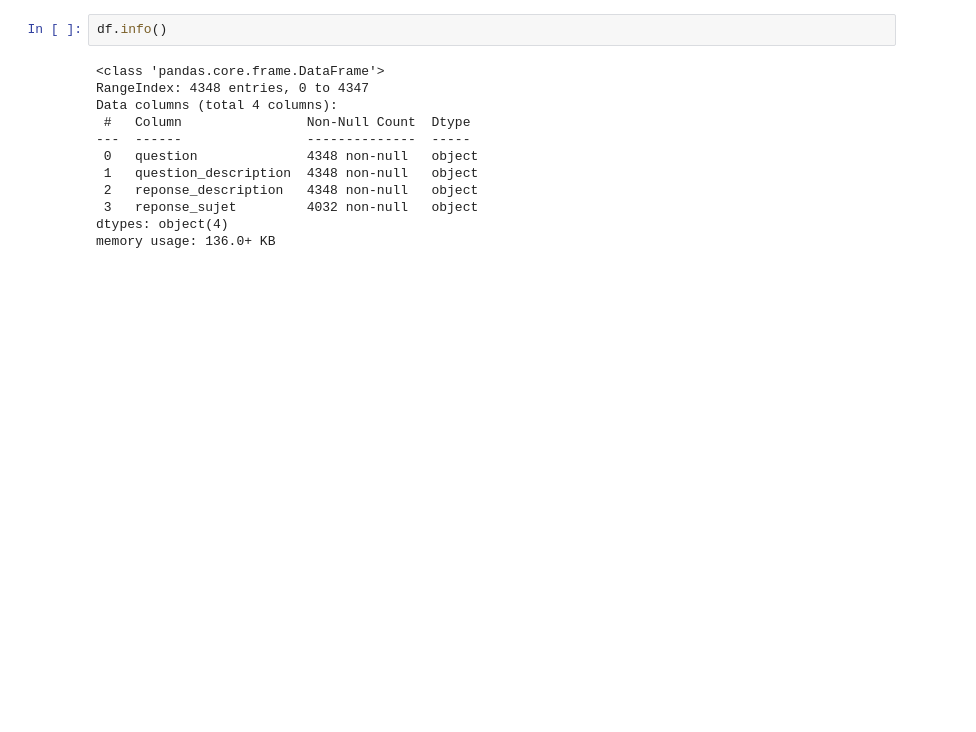
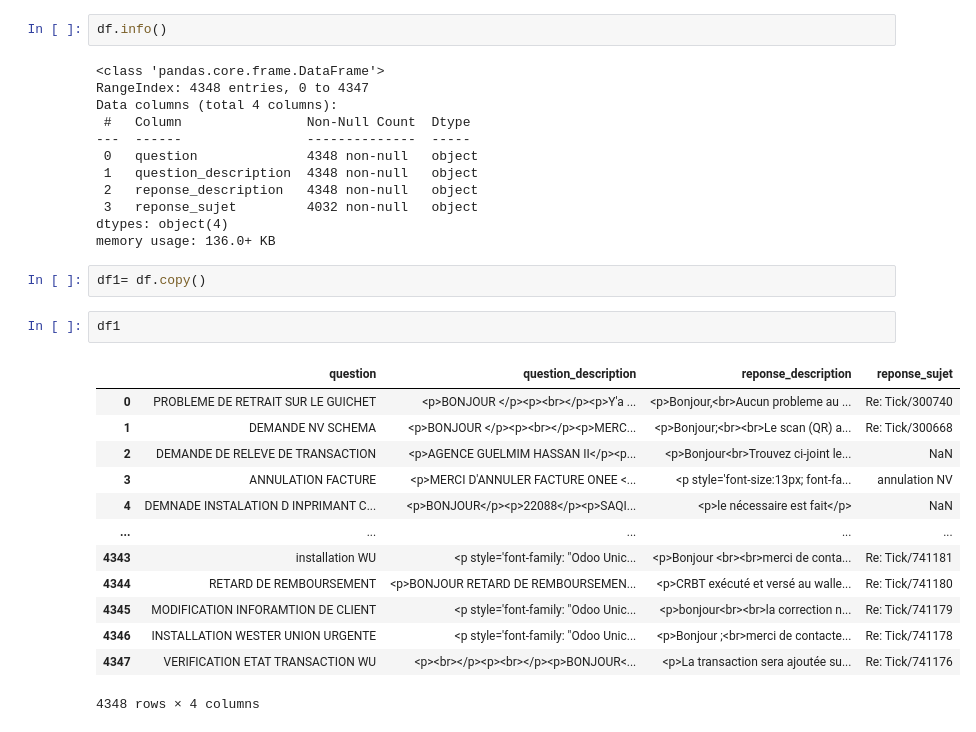
Before and after one commit to LHW001abc/01-facebook-seamless-m4t-v2-large, a Jupyter notebook: Data_Processing.ipynb, the cells around one changed output. Drawn from its saved outputs; the diff is of its cells as text; blank space fills up the shorter version.

```diff
--- a/Data_Processing.ipynb
+++ b/Data_Processing.ipynb
@@ -68,3 +68,21 @@ Data columns (total 4 columns):
  3   reponse_sujet         4032 non-null   object
 dtypes: object(4)
 memory usage: 136.0+ KB
+# %%
+df1= df.copy()
+# %%
+df1
+# %% [output]
+|  | question | question_description | reponse_description | reponse_sujet |
+| 0 | PROBLEME DE RETRAIT SUR LE GUICHET | <p>BONJOUR </p><p><br></p><p>Y'a ... | <p>Bonjour,<br>Aucun probleme au ... | Re: Tick/300740 |
+| 1 | DEMANDE NV SCHEMA | <p>BONJOUR </p><p><br></p><p>MERC... | <p>Bonjour;<br><br>Le scan (QR) a... | Re: Tick/300668 |
+| 2 | DEMANDE DE RELEVE DE TRANSACTION | <p>AGENCE GUELMIM HASSAN II</p><p... | <p>Bonjour<br>Trouvez ci-joint le... | NaN |
+| 3 | ANNULATION FACTURE | <p>MERCI D'ANNULER FACTURE ONEE <... | <p style='font-size:13px; font-fa... | annulation NV |
+| 4 | DEMNADE INSTALATION D INPRIMANT C... | <p>BONJOUR</p><p>22088</p><p>SAQI... | <p>le nécessaire est fait</p> | NaN |
+| ... | ... | ... | ... | ... |
+| 4343 | installation WU | <p style='font-family: "Odoo Unic... | <p>Bonjour <br><br>merci de conta... | Re: Tick/741181 |
+| 4344 | RETARD DE REMBOURSEMENT | <p>BONJOUR RETARD DE REMBOURSEMEN... | <p>CRBT exécuté et versé au walle... | Re: Tick/741180 |
+| 4345 | MODIFICATION INFORAMTION DE CLIENT | <p style='font-family: "Odoo Unic... | <p>bonjour<br><br>la correction n... | Re: Tick/741179 |
+| 4346 | INSTALLATION WESTER UNION URGENTE | <p style='font-family: "Odoo Unic... | <p>Bonjour ;<br>merci de contacte... | Re: Tick/741178 |
+| 4347 | VERIFICATION ETAT TRANSACTION WU | <p><br></p><p><br></p><p>BONJOUR<... | <p>La transaction sera ajoutée su... | Re: Tick/741176 |
+4348 rows × 4 columns
```
Also changed, not shown: parts of 7 cells of this notebook.
